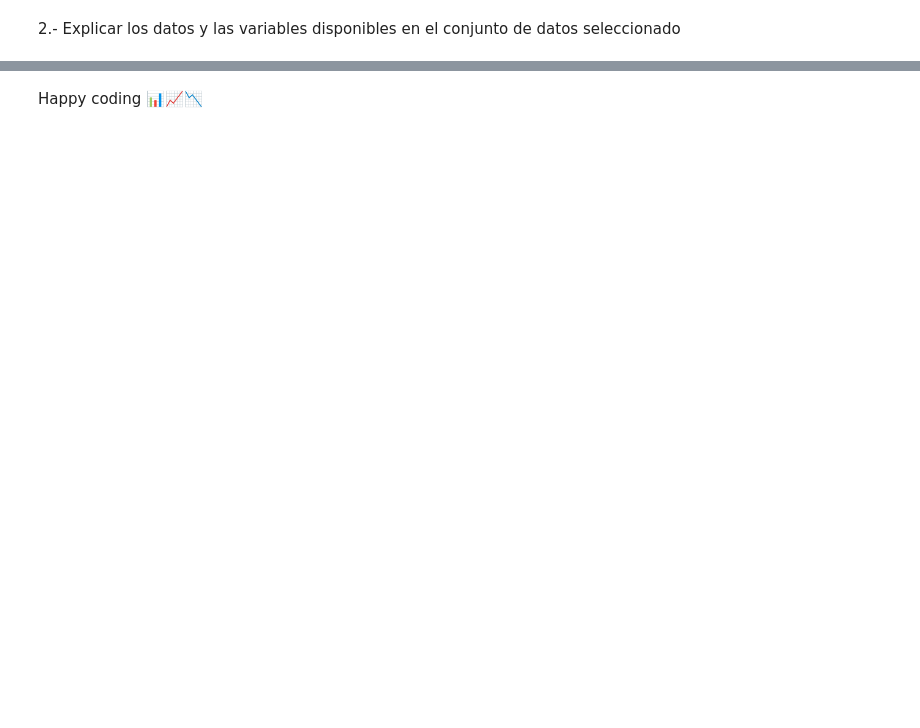
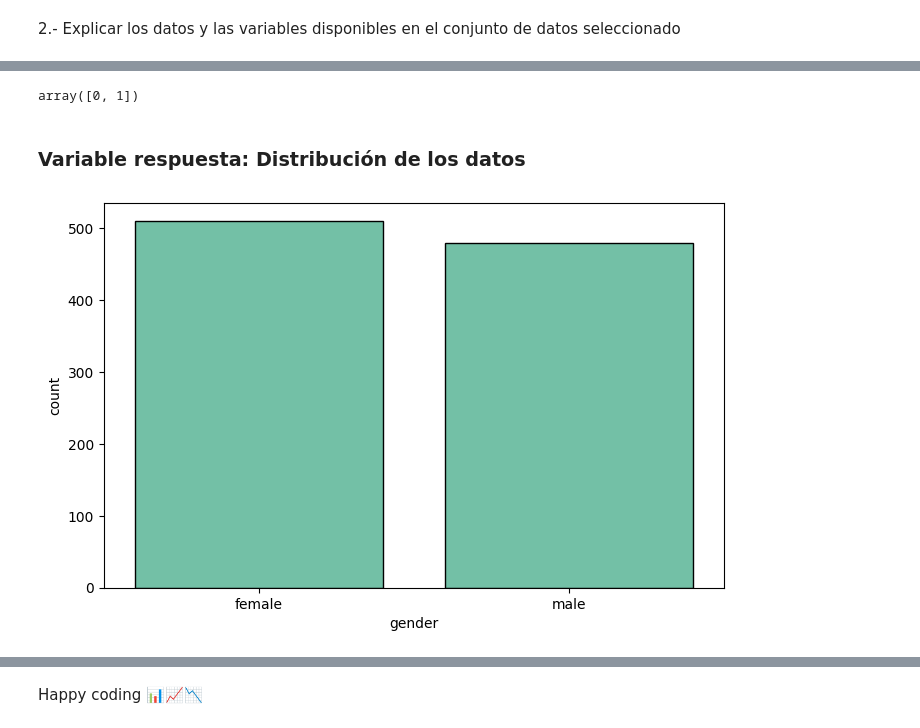
Before and after one commit to Adalab/DA-promo-c-modulo-3-sprint-1-Sila-Silvia, a Jupyter notebook: Regresión Logística/Leccion-13-Regresion-Logistica-EDA/Leccion-13-Regresion-Logistica-EDA.ipynb, the cells around one changed output, grey strips where cells are left out. Drawn from its saved outputs; the diff is of its cells as text; code cells hidden in the pictures; blank space fills up the shorter version.

```diff
--- a/Regresión Logística/Leccion-13-Regresion-Logistica-EDA/Leccion-13-Regresion-Logistica-EDA.ipynb
+++ b/Regresión Logística/Leccion-13-Regresion-Logistica-EDA/Leccion-13-Regresion-Logistica-EDA.ipynb
@@ -36,0 +48,3 @@ df = pd.read_csv("resultados_estudiantes.csv", index_col=0)
+# %%
+# Reseteamos el index para que gender sea una columna de nuestro dataframe
+df.reset_index(inplace=True)
@@ -36,0 +228,2 @@ df = pd.read_csv("resultados_estudiantes.csv", index_col=0)
+# %%
+df.drop([17, 59, 145, 338, 466, 787, 842, 980, 76, 327, 596], axis = 0, inplace = True)
@@ -36,0 +258,5 @@ df = pd.read_csv("resultados_estudiantes.csv", index_col=0)
+# %%
+# Cambiamos el nombre de las columnas con espacios en blanco por "_"
+columnas_nuevas = {col:col.replace(" ", "_") for col in df.columns}
+df.rename(columns=columnas_nuevas, inplace=True)
+df.head(2)
@@ -36,0 +282,6 @@ df = pd.read_csv("resultados_estudiantes.csv", index_col=0)
+# %%
+# Utilizaremos el Enconding "map" que nos da un orden en las etiquetas, es decir, a través de un diccionario
+# decidiremos que correspondencia tiene cada valor único.
+
+mapa = {"female": 0, "male": 1}
+df["gender"] = df["gender"].map(mapa)
@@ -36,0 +297,14 @@ df = pd.read_csv("resultados_estudiantes.csv", index_col=0)
+# %%
+df["gender"].unique()
+# %% [output]
+array([0, 1])
+# %% [markdown]
+### Variable respuesta: Distribución de los datos
+# %%
+plt.figure(figsize=(8,5))
+
+fig1 = sns.countplot(data = df, x = "gender",  color = "mediumaquamarine",  edgecolor='black')
+fig1.set(xticklabels=["female", "male"])
+plt.show();
+# %% [output]
+[figure, added]
```
Also changed, not shown: parts of 51 cells of this notebook, 5 other files.
